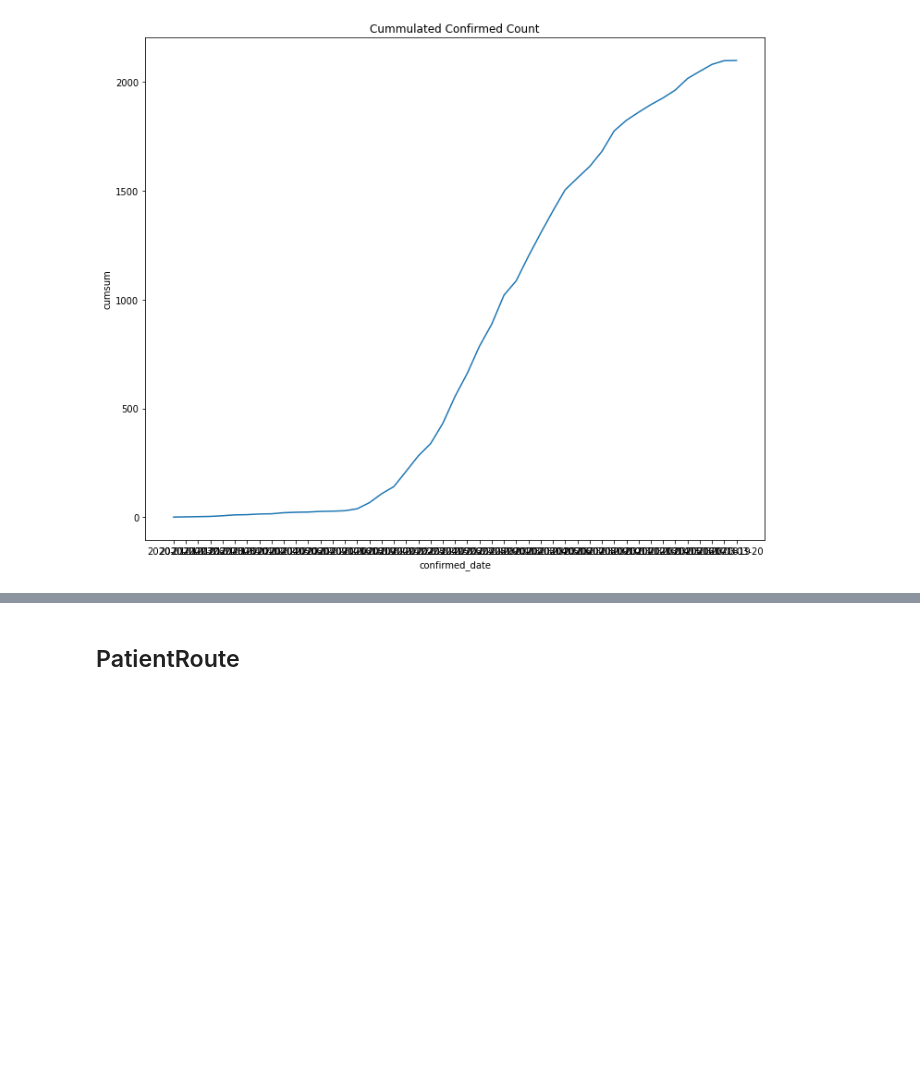
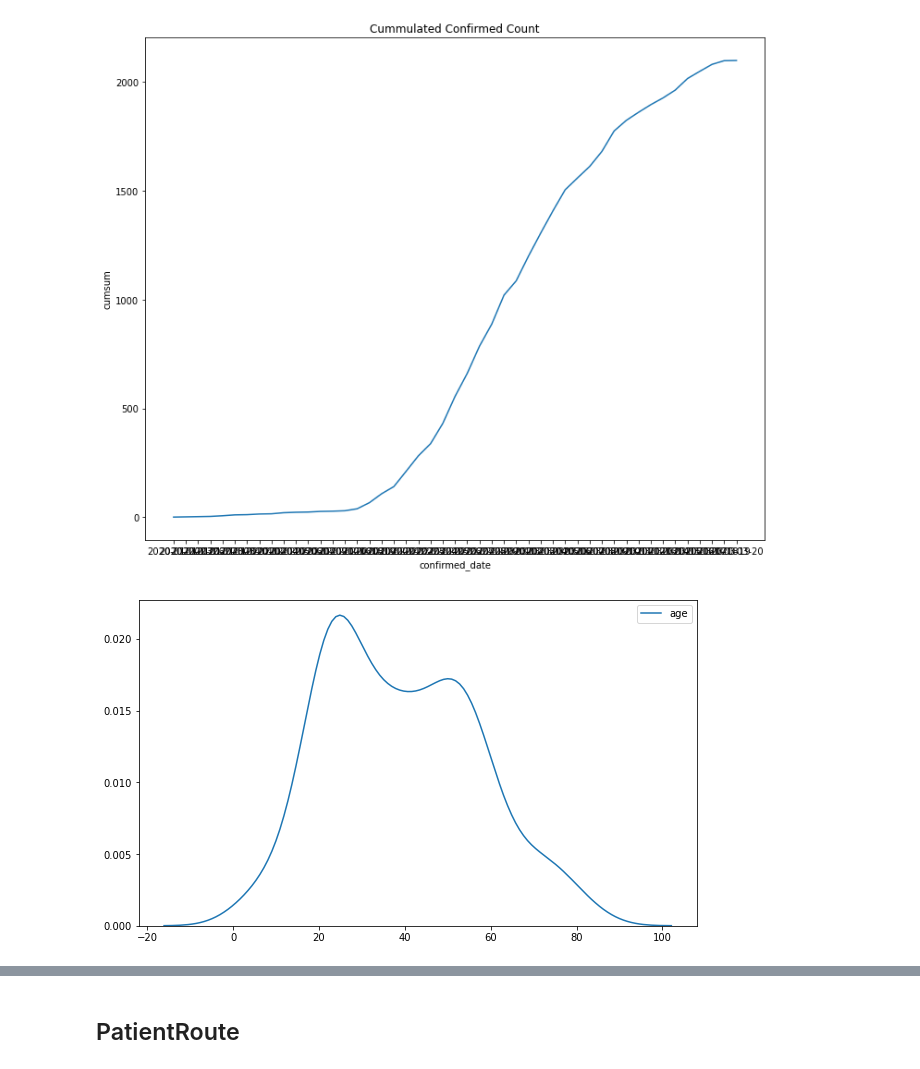
Before and after one commit to hodurie/Kaggle_Challenge, a Jupyter notebook: Covid19/Covid19.ipynb, the cells around one changed output, grey strips where cells are left out. Cells and saved outputs as stored; diff of their text form; code cells hidden in the pictures; blank space fills up the shorter version.

```diff
--- a/Covid19/Covid19.ipynb
+++ b/Covid19/Covid19.ipynb
@@ -251,3 +241,19 @@ plt.title('Cummulated Confirmed Count')
 # %% [output]
 Text(0.5, 1.0, 'Cummulated Confirmed Count')
 [figure]
+# %%
+def make_dist(df, state, total = None):
+    plt.figure(figsize = (10, 6))
+    df_state = df[df['state'] == state]
+    df_state['age'] = 2020 - df_state['birth_year']
+
+    if total:
+        for i in df_state['sex'].unique():
+            sns.kdeplot(df_state.loc[df_state['sex'] == i,'age'])
+        plt.legend(['male', 'female'])
+    else:
+        sns.kdeplot(df_state['age'])
+# %%
+make_dist(PatientInfo, 'released')
+# %% [output]
+[figure, added]
```
Also changed, not shown: parts of 20 cells of this notebook.
